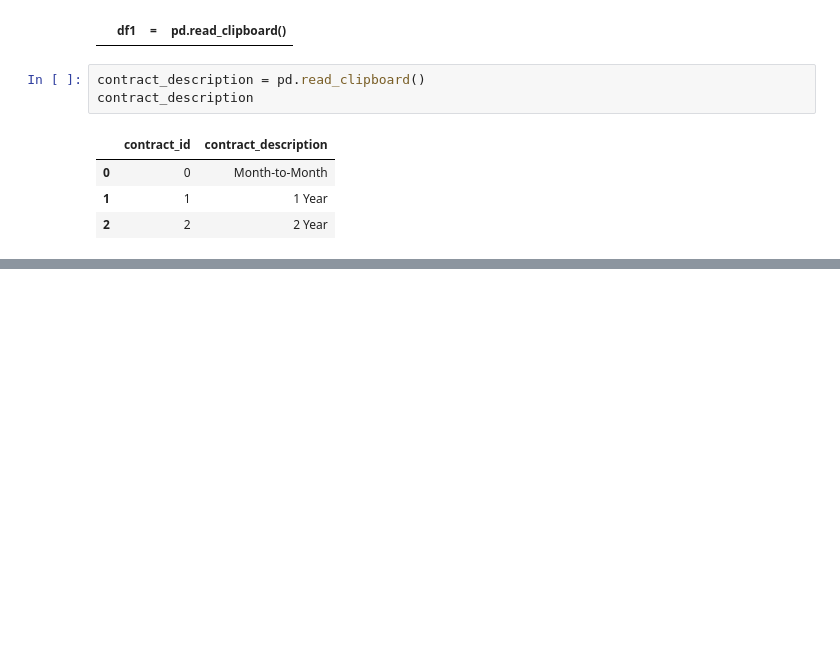
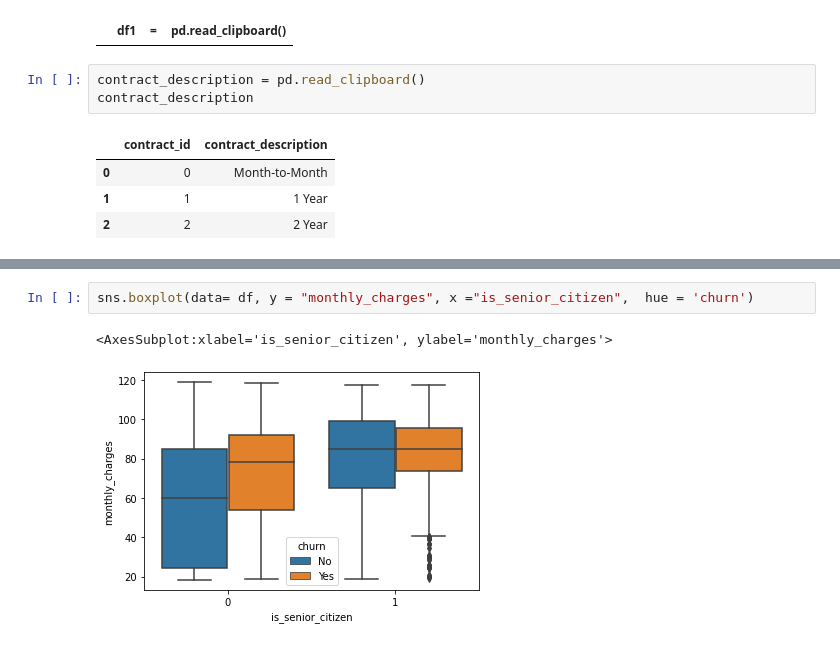
Before and after one commit to lincolnmuriithi11/numpy-pandas-visualization-exercises, a Jupyter notebook: Telco.ipynb, the cells around one changed output, grey strips where cells are left out. Drawn from its saved outputs; the diff is of its cells as text; blank space fills up the shorter version.

```diff
--- a/Telco.ipynb
+++ b/Telco.ipynb
@@ -199,0 +295,5 @@ contract_description
+# %%
+sns.boxplot(data= df, y = "monthly_charges", x ="is_senior_citizen",  hue = 'churn')
+# %% [output]
+<AxesSubplot:xlabel='is_senior_citizen', ylabel='monthly_charges'>
+[figure, added]
```
Also changed, not shown: parts of 18 cells of this notebook.
